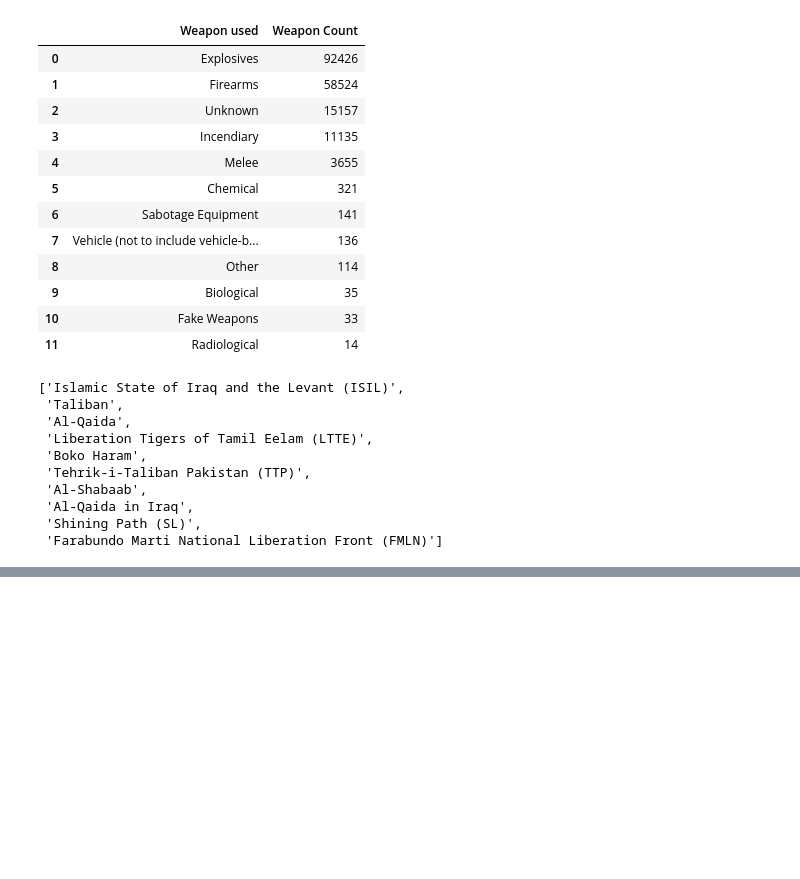
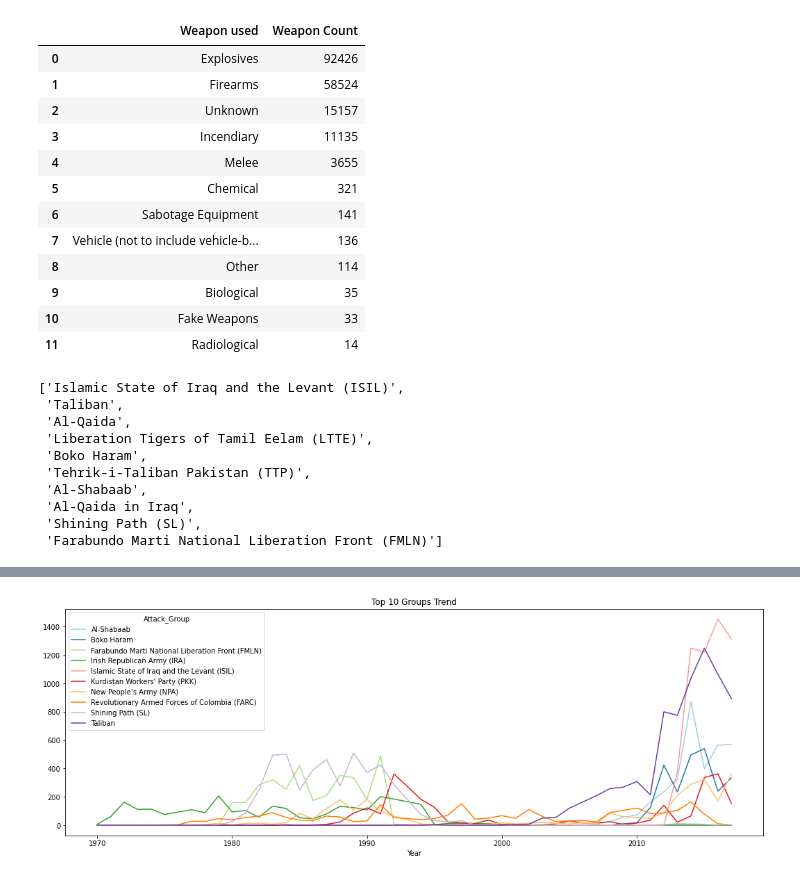
Before and after one commit to vak1997/Global-Terrorism, a Jupyter notebook: Global_Terrorism_Analysis_Capstone_Project.ipynb, the cells around one changed output, grey strips where cells are left out. Drawn from its saved outputs; the diff is of its cells as text; code cells hidden in the pictures; blank space fills up the shorter version.

```diff
--- a/Global_Terrorism_Analysis_Capstone_Project.ipynb
+++ b/Global_Terrorism_Analysis_Capstone_Project.ipynb
@@ -395,0 +428,9 @@ ValueError: ignored
+# %%
+top_groups10=terrorism_df[terrorism_df['Attack_Group'].isin(terrorism_df['Attack_Group'].value_counts()[1:11].index)]
+pd.crosstab(top_groups10.Year,top_groups10.Attack_Group).plot(color=sns.color_palette('Paired',15))
+fig=plt.gcf()
+fig.set_size_inches(18,6)
+plt.title("Top 10 Groups Trend")
+plt.show()
+# %% [output]
+[figure, added]
```
Also changed, not shown: parts of 9 cells of this notebook.
